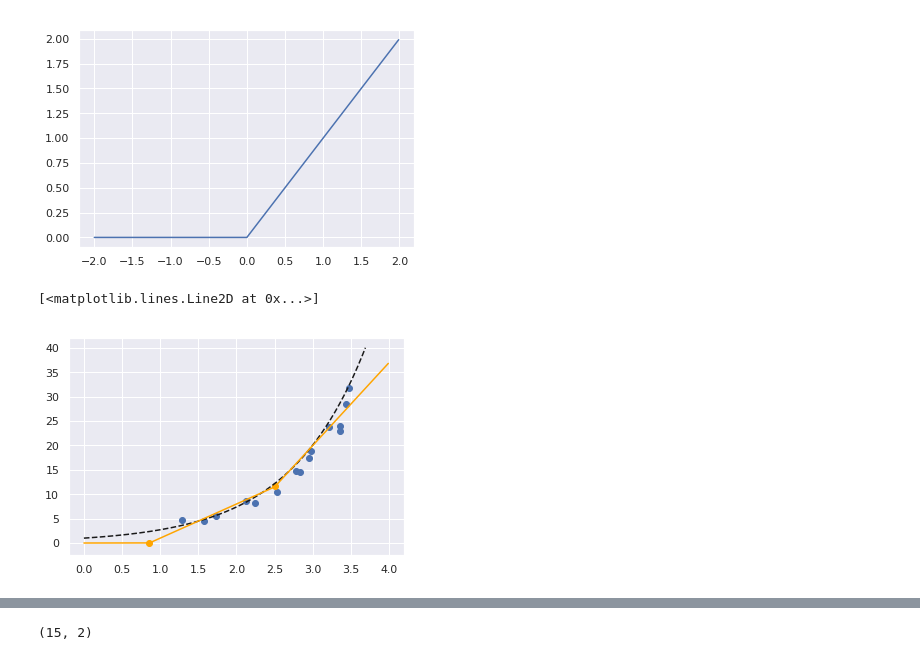
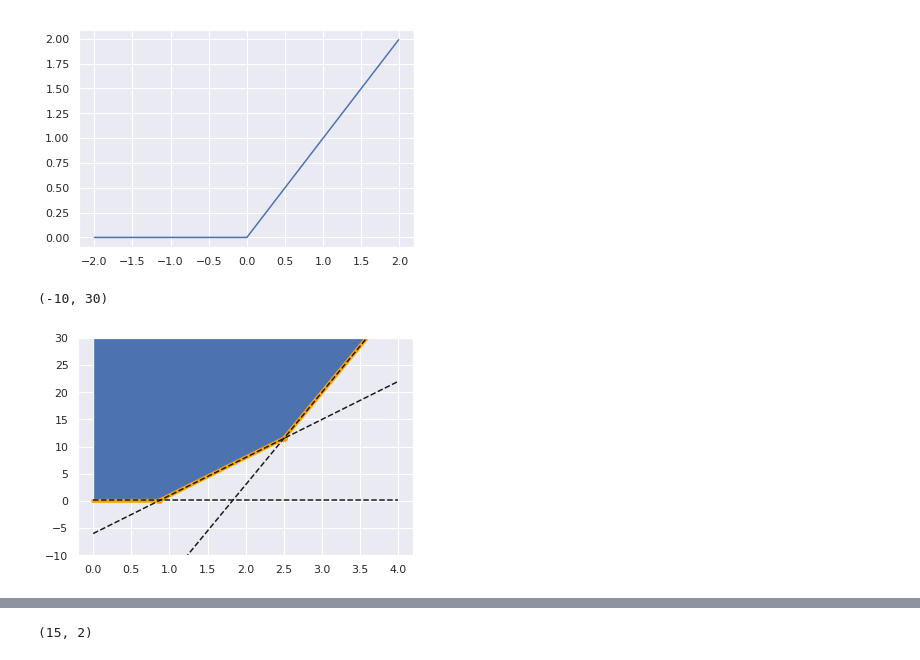
Before and after one commit to ssggreg/Tropical-NN, a Jupyter notebook: example pour le memoire/example simple max.ipynb, the cells around one changed output, grey strips where cells are left out. Drawn from its saved outputs; the diff is of its cells as text; code cells hidden in the pictures.

```diff
--- a/example pour le memoire/example simple max.ipynb
+++ b/example pour le memoire/example simple max.ipynb
@@ -232,15 +230,25 @@ yy= np.array([f(0.01*i) for i in range(400)])
+# %%
+yy= np.array([f(0.01*i) for i in range(400)])
+y1= np.array([0.01*i*0+0.1 for i in range(400)])
+y2= np.array([0.01*i*7-6 for i in range(400)])
+y3= np.array([0.01*i*17-31 for i in range(400)])
 # %%
 a=[6/7,25/10]
 b=[0+0.1,7*25/10-6+0.1]
 # %%
-plt.scatter(X[:,0],X[:,1])
+#plt.scatter(X[:,0],X[:,1])
 #plt.plot(x,y)
-plt.plot(x[:370],y[:370],'k--')
+#plt.plot(x[:370],y[:370],'k--')
 plt.scatter(a,b,color='orange')
-plt.plot(x,yy,color='orange')
+plt.plot(x,yy,color='orange',lw=4)
+plt.plot(x,y1,'k--')
+plt.plot(x,y2,'k--')
+plt.plot(x,y3,'k--')
+plt.fill_between(x,40,yy)
+plt.ylim(-10,30)
 # %% [output]
-[<matplotlib.lines.Line2D at 0x...>]
+(-10, 30)
-[figure, old version]
+[figure, new version]
 # %%
 for i in model.named_parameters():
     print(i)
```
Also changed, not shown: parts of 10 cells of this notebook, 4 other files.
